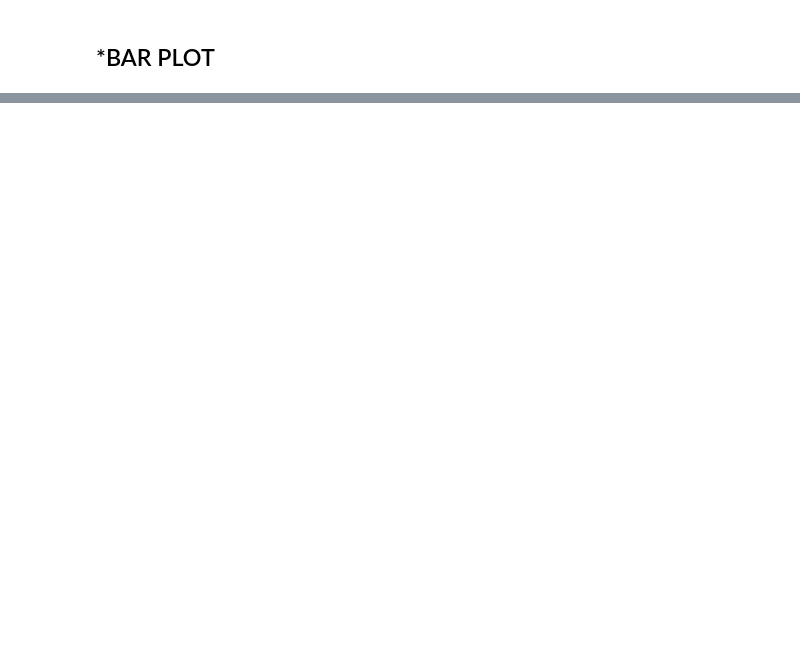
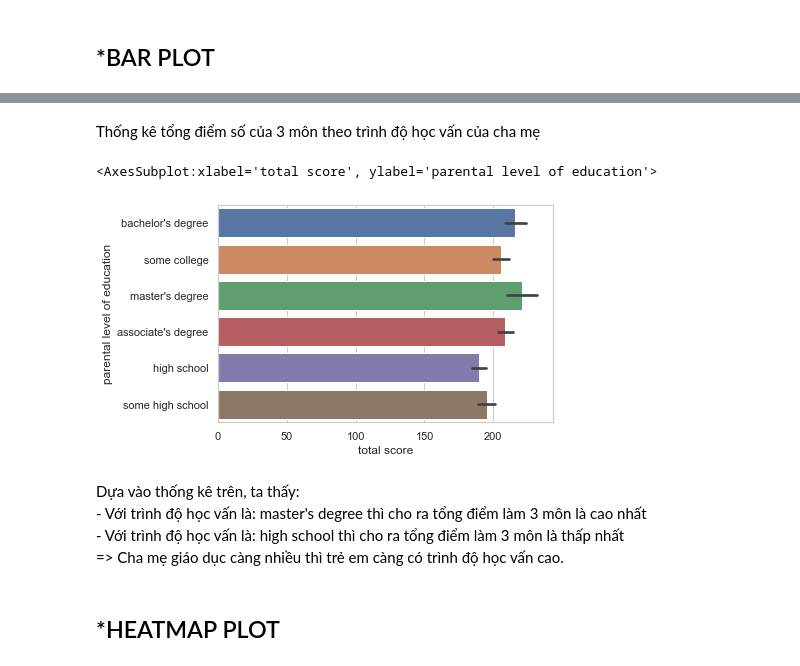
Before and after one commit to Kim-bk/bootstrap-sampling-method, a Jupyter notebook: data_science.ipynb, the cells around one changed output, grey strips where cells are left out. Saved outputs shown, nothing was run; the diff lists cells and outputs as text; code cells hidden in the pictures; blank space fills up the shorter version.

```diff
--- a/data_science.ipynb
+++ b/data_science.ipynb
@@ -188,0 +187,3 @@ Dựa vào ba thông kê theo dạng cột trên, em có kết luận:
+# %%
+df['total score'] = df['math score'] + df['reading score'] + df['writing score']
+df.head()
@@ -188,0 +197,15 @@ Dựa vào ba thông kê theo dạng cột trên, em có kết luận:
+# %% [markdown]
+Thống kê tổng điểm số của 3 môn theo trình độ học vấn của cha mẹ
+# %%
+sns.barplot(x=df['total score'], y=df['parental level of education'])
+# %% [output]
+<AxesSubplot:xlabel='total score', ylabel='parental level of education'>
+[figure, added]
+# %% [markdown]
+Dựa vào thống kê trên, ta thấy:\
+    - Với trình độ học vấn là: master's degree thì cho ra tổng điểm làm 3 môn là cao nhất\
+    - Với trình độ học vấn là: high school thì cho ra tổng điểm làm 3 môn là thấp nhất\
+=> Cha mẹ giáo dục càng nhiều thì trẻ em càng có trình độ học vấn cao.
+# %% [markdown]
+*HEATMAP PLOT
+---------------
```
Also changed, not shown: parts of 19 cells of this notebook, 1 other file.
